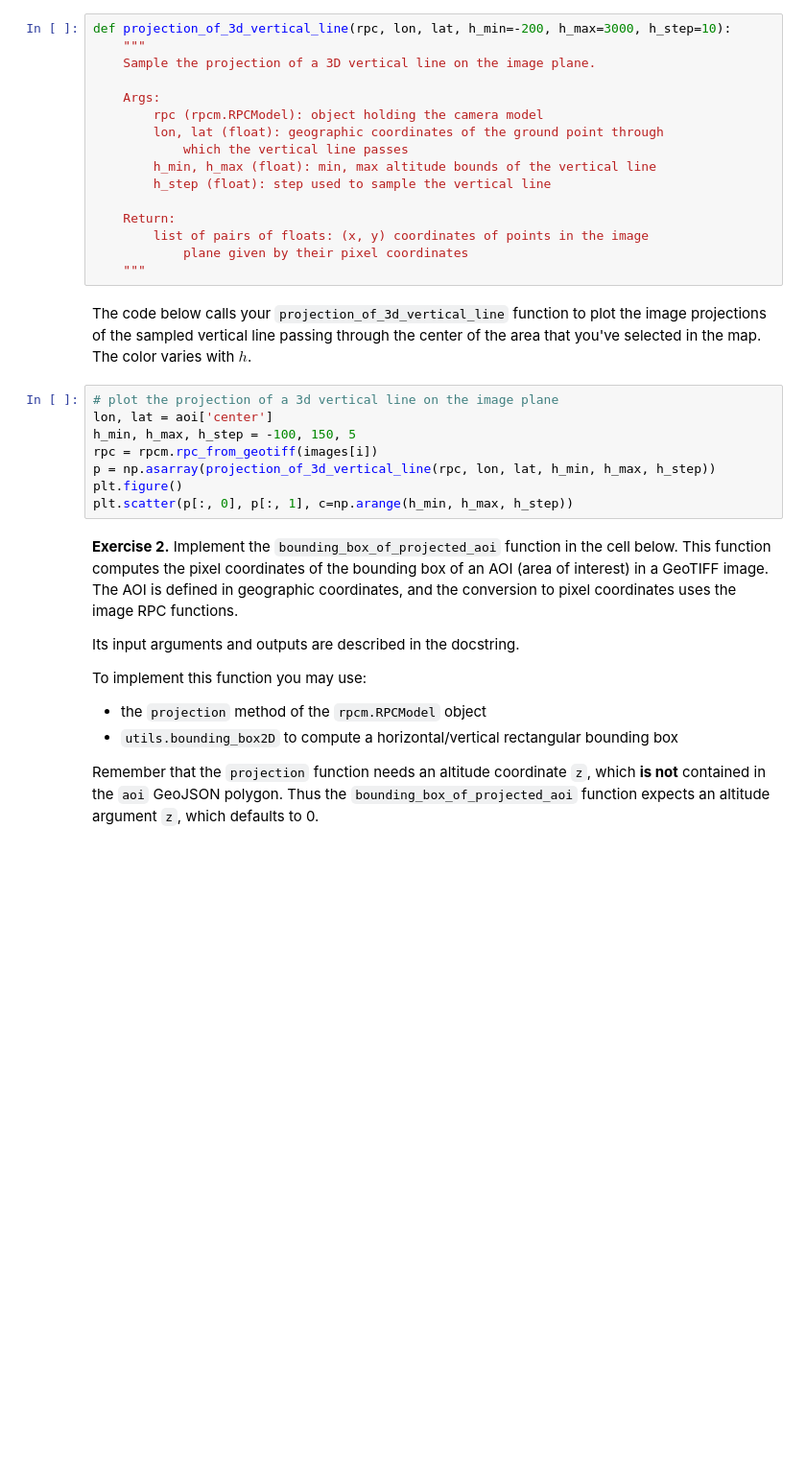
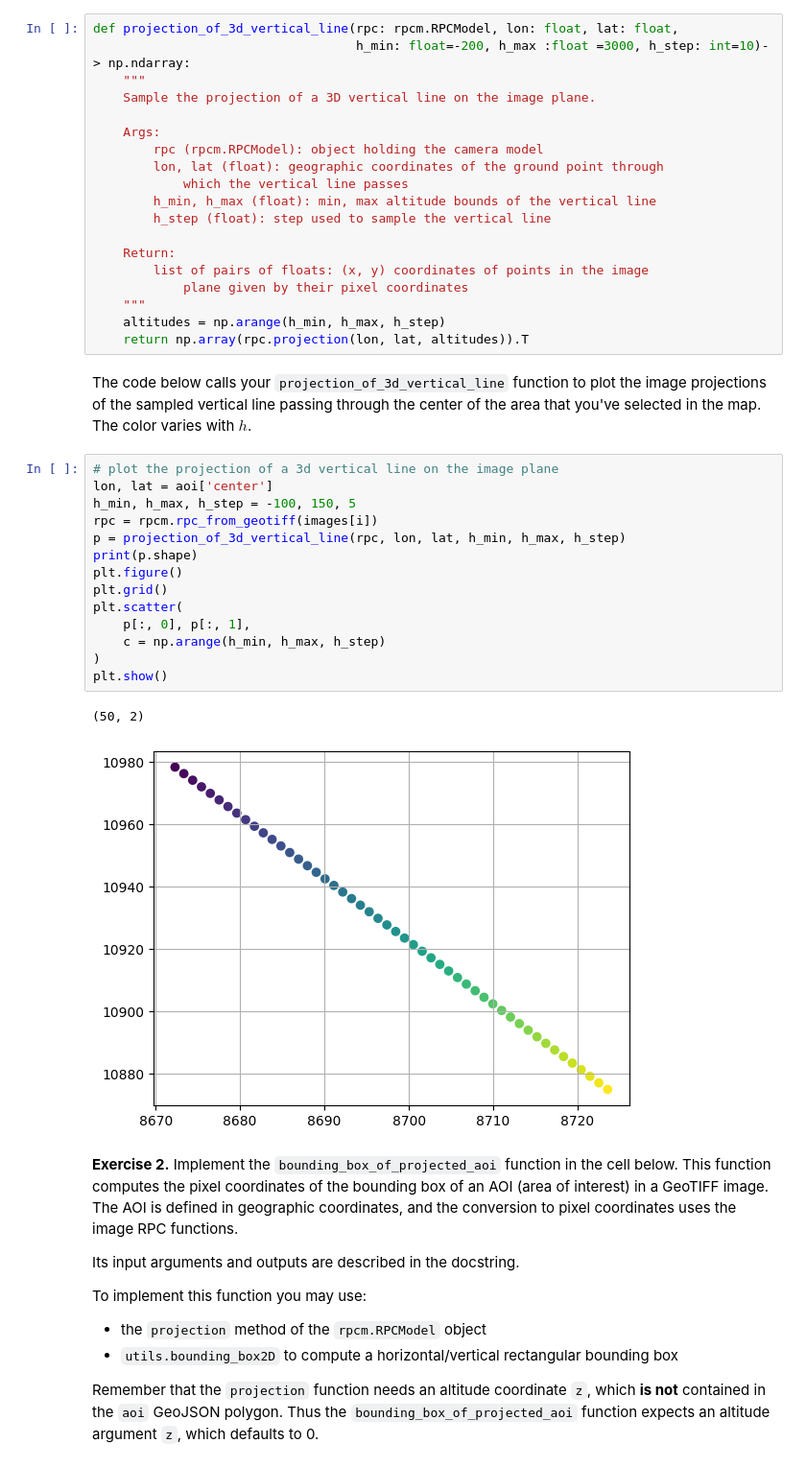
Before and after one commit to balthazarneveu/MVA24-remote-sensing, a Jupyter notebook: TP_02.ipynb, the cells around one changed output. Shown at 96% size. Cells and saved outputs as stored; diff of their text form; blank space fills up the shorter version.

```diff
--- a/TP_02.ipynb
+++ b/TP_02.ipynb
@@ -231,7 +268,8 @@ Its inputs arguments and outputs are described in its docstring.
 
 To implement this function you may use the `projection` method of the `rpcm.RPCModel` object. This method implements the RPC _projection_ function: it receives as arguments three geographic coordinates `lon, lat, h` and returns two image coordinates `x, y`.
 # %%
-def projection_of_3d_vertical_line(rpc, lon, lat, h_min=-200, h_max=3000, h_step=10):
+def projection_of_3d_vertical_line(rpc: rpcm.RPCModel, lon: float, lat: float,
+                                   h_min: float=-200, h_max :float =3000, h_step: int=10)-> np.ndarray:
     """
     Sample the projection of a 3D vertical line on the image plane.
 
@@ -246,16 +284,27 @@ def projection_of_3d_vertical_line(rpc, lon, lat, h_min=-200, h_max=3000, h_step
         list of pairs of floats: (x, y) coordinates of points in the image
             plane given by their pixel coordinates
     """
+    altitudes = np.arange(h_min, h_max, h_step)
+    return np.array(rpc.projection(lon, lat, altitudes)).T
 # %% [markdown]
 The code below calls your `projection_of_3d_vertical_line` function to plot the image projections of the sampled vertical line passing through the center of the area that you've selected in the map. The color varies with $h$.
 # %%
 # plot the projection of a 3d vertical line on the image plane
 lon, lat = aoi['center']
 h_min, h_max, h_step = -100, 150, 5
 rpc = rpcm.rpc_from_geotiff(images[i])
-p = np.asarray(projection_of_3d_vertical_line(rpc, lon, lat, h_min, h_max, h_step))
+p = projection_of_3d_vertical_line(rpc, lon, lat, h_min, h_max, h_step)
+print(p.shape)
 plt.figure()
-plt.scatter(p[:, 0], p[:, 1], c=np.arange(h_min, h_max, h_step))
+plt.grid()
+plt.scatter(
+    p[:, 0], p[:, 1],
+    c = np.arange(h_min, h_max, h_step)
+)
+plt.show()
+# %% [output]
+(50, 2)
+[figure, added]
 # %% [markdown]
 **Exercise 2.** Implement the `bounding_box_of_projected_aoi` function in the cell below. This function computes the pixel coordinates of the bounding box of an AOI (area of interest) in a GeoTIFF image. The AOI is defined in geographic coordinates, and the conversion to pixel coordinates uses the image RPC functions.
 
```
Also changed, not shown: parts of 30 cells of this notebook.
